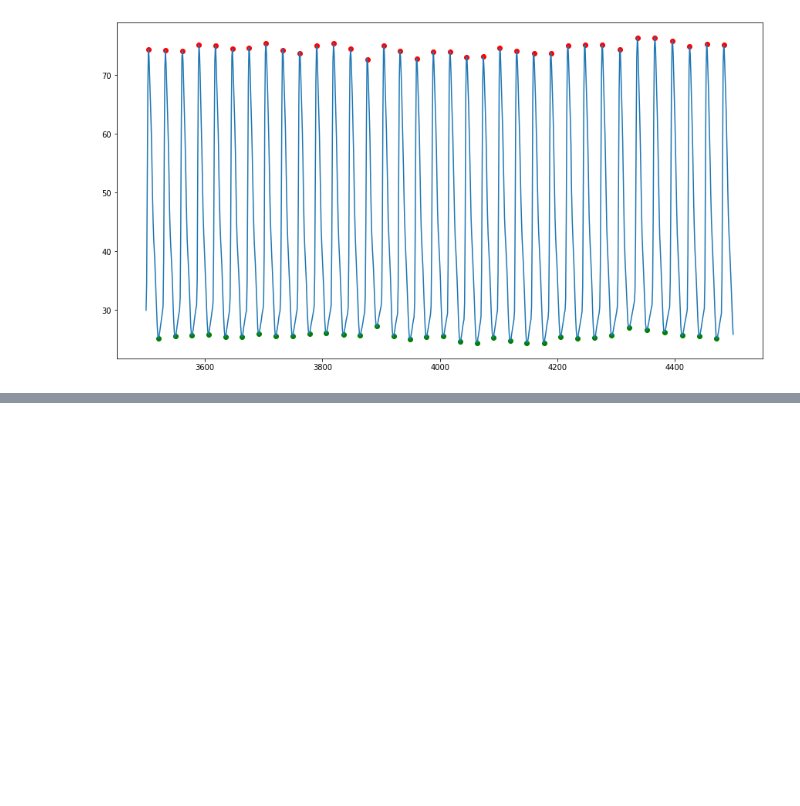
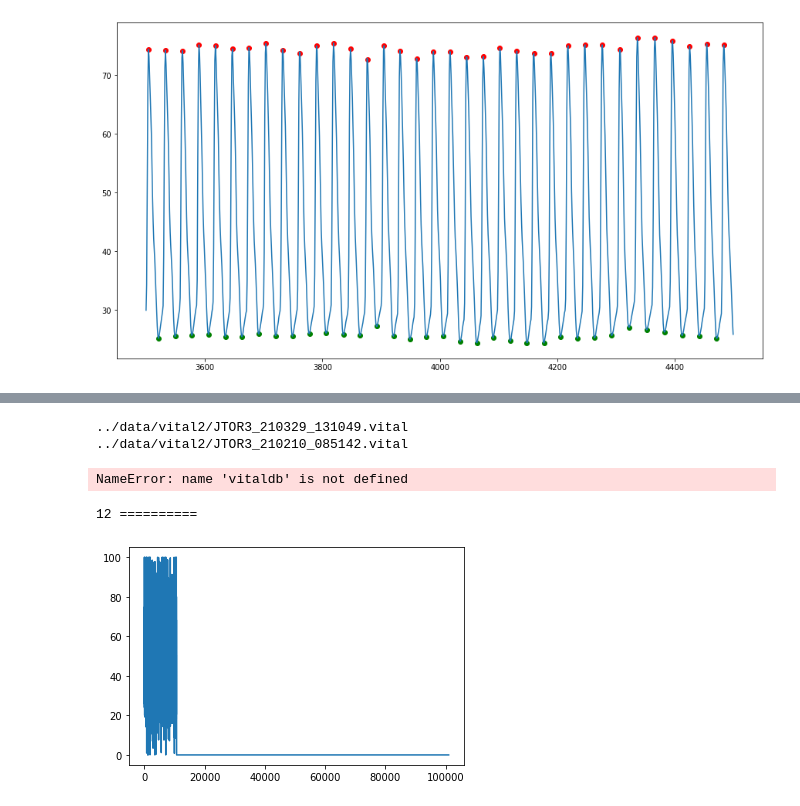
Before and after one commit to epsilon-deltta/spi2nrs, a Jupyter notebook: test.ipynb, the cells around one changed output, grey strips where cells are left out. Drawn from its saved outputs; the diff is of its cells as text; code cells hidden in the pictures; blank space fills up the shorter version.

```diff
--- a/test.ipynb
+++ b/test.ipynb
@@ -802,0 +1092,12 @@ plt.scatter(peaks_i,signals['PPG_Raw'][peaks_i],c='g')
+# %%
+# data prob.
+# 1. long NAN head
+# 2. X002/PLETH not intellivue/pleth
+non = [0,12,33]
+for n in non:
+    print(fpaths[n])
+# 101
+# 'X002/PLETH'
+# %% [output]
+../data/vital2/JTOR3_210329_131049.vital
+../data/vital2/JTOR3_210210_085142.vital
@@ -802,0 +1106,24 @@ plt.scatter(peaks_i,signals['PPG_Raw'][peaks_i],c='g')
+# %%
+idx = 12
+vf = vitaldb.VitalFile(fpaths[idx],cols)
+# x = vf.get_track_samples(cols[0],interval=sample_rate)[:30*60*50]
+
+x = vf.get_track_samples(cols[0],interval=1)
+# %% [output]
+NameError: name 'vitaldb' is not defined
+# %%
+fs = 1/sample_rate
+
+first_idx = 0
+for i, value in enumerate(x):
+    if pd.isna(value):
+        continue
+    else:
+        first_idx = i
+        break
+
+x = x[first_idx:] #fs*60*50]
+# %%
+if x.shape[0] < fs*60*50:
+    fulling = np.array([np.nan]*(fs*60*50))
+    x = np.concatenate((x,fulling))
@@ -802,0 +1135,10 @@ plt.scatter(peaks_i,signals['PPG_Raw'][peaks_i],c='g')
+# %%
+x = pd.DataFrame(x,columns=['x'])
+
+x = x.replace({np.nan:0})
+print(idx,'==========')
+plt.plot(list(range(len(x))),x)
+plt.show()
+# %% [output]
+12 ==========
+[figure, added]
```
Also changed, not shown: parts of 42 cells of this notebook.
